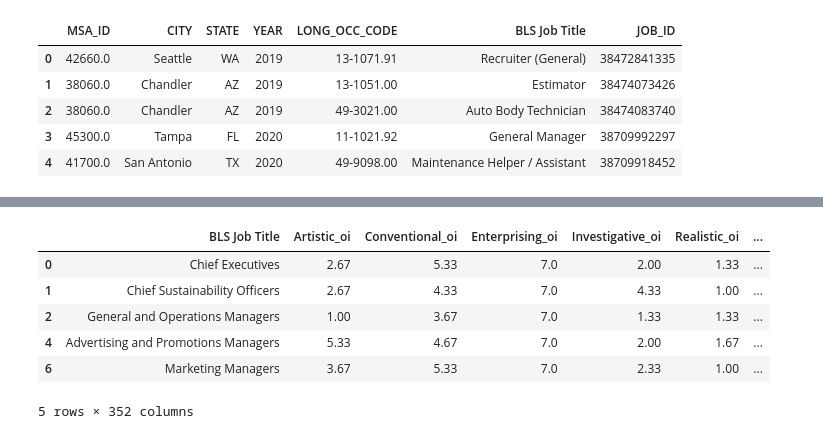
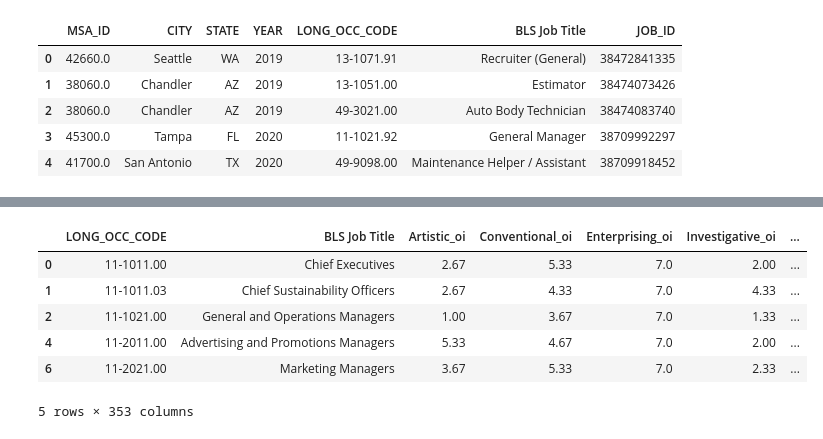
Before and after one commit to JMWilliams3790/AnonCoUSA, a Jupyter notebook: Exploration-Analysis/AnonCoExplore.ipynb, the cells around one changed output, grey strips where cells are left out. Drawn from its saved outputs; the diff is of its cells as text; code cells hidden in the pictures.

```diff
--- a/AnonCoClean.ipynb
+++ b/Exploration-Analysis/AnonCoExplore.ipynb
@@ -7,10 +7,10 @@ import pandas as pd
 #########################
 # %%
 #prepare paths to import data
-msa_csv = "data/msa_data.csv"
-national_csv = "data/national_data.csv"
-skill_csv = "data/skill_data.csv"
-posting_csv = "data/job_postings.csv"
+msa_csv = "../data/msa_data.csv"
+national_csv = "../data/national_data.csv"
+skill_csv = "../data/skill_data.csv"
+posting_csv = "../data/job_postings.csv"
 # %%
 #read msa_data as df and check
 msa_df = pd.read_csv(msa_csv, sep=",")
@@ -326,16 +335,15 @@ national_df.head()
 # %%
 #creat OCC_CODE column that drops last 3 chars from LONG_OCC_CODE
 skill_df['OCC_CODE'] = skill_df['LONG_OCC_CODE'].str.slice(stop=7)
-skill_df = skill_df.drop(columns=['LONG_OCC_CODE'])
 skill_df.head()
 # %% [output]
-|  | BLS Job Title | Artistic_oi | Conventional_oi | Enterprising_oi | Investigative_oi | Realistic_oi | ... |
-| 0 | Chief Executives | 2.67 | 5.33 | 7.0 | 2.00 | 1.33 | ... |
-| 1 | Chief Sustainability Officers | 2.67 | 4.33 | 7.0 | 4.33 | 1.00 | ... |
-| 2 | General and Operations Managers | 1.00 | 3.67 | 7.0 | 1.33 | 1.33 | ... |
-| 4 | Advertising and Promotions Managers | 5.33 | 4.67 | 7.0 | 2.00 | 1.67 | ... |
-| 6 | Marketing Managers | 3.67 | 5.33 | 7.0 | 2.33 | 1.00 | ... |
+|  | LONG_OCC_CODE | BLS Job Title | Artistic_oi | Conventional_oi | Enterprising_oi | Investigative_oi | ... |
+| 0 | 11-1011.00 | Chief Executives | 2.67 | 5.33 | 7.0 | 2.00 | ... |
+| 1 | 11-1011.03 | Chief Sustainability Officers | 2.67 | 4.33 | 7.0 | 4.33 | ... |
+| 2 | 11-1021.00 | General and Operations Managers | 1.00 | 3.67 | 7.0 | 1.33 | ... |
+| 4 | 11-2011.00 | Advertising and Promotions Managers | 5.33 | 4.67 | 7.0 | 2.00 | ... |
+| 6 | 11-2021.00 | Marketing Managers | 3.67 | 5.33 | 7.0 | 2.33 | ... |
-5 rows × 352 columns
+5 rows × 353 columns
 # %%
 #creat OCC_CODE column that drops last 3 chars from LONG_OCC_CODE
 posting_df['OCC_CODE'] = posting_df['LONG_OCC_CODE'].str.slice(stop=7)
```
Also changed, not shown: parts of 17 cells of this notebook.
